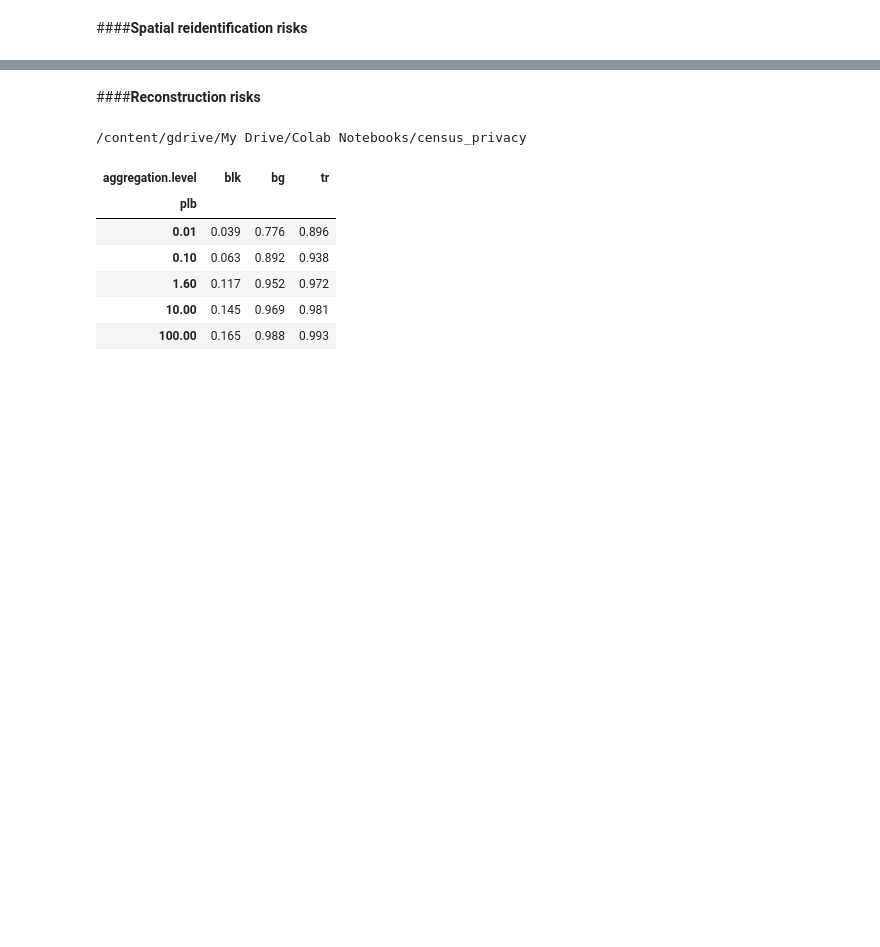
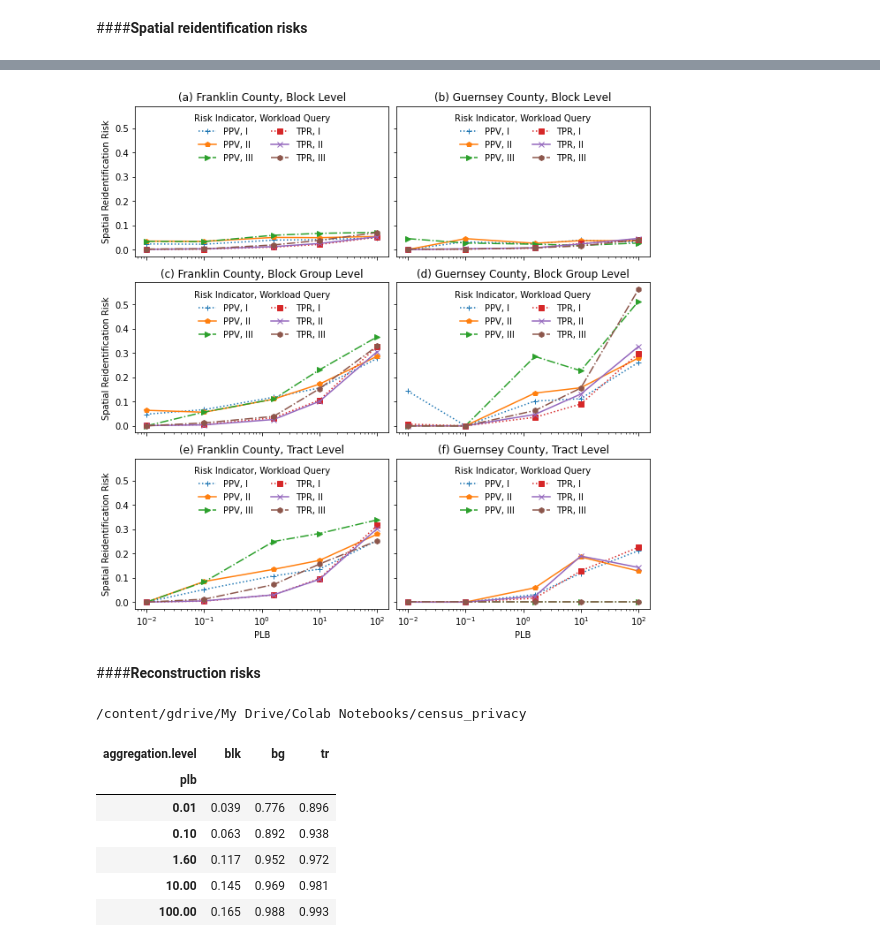
Before and after one commit to linyuehzzz/tda-eval, a Jupyter notebook: plot.ipynb, the cells around one changed output, grey strips where cells are left out. Drawn from its saved outputs; the diff is of its cells as text; code cells hidden in the pictures; blank space fills up the shorter version.

```diff
--- a/plot.ipynb
+++ b/plot.ipynb
@@ -100,3 +145,54 @@ plt.savefig('data/tables/reid_risk.eps', format='eps')
+# %%
+import matplotlib.pyplot as plt
+
+fig, axes = plt.subplots(nrows=3, ncols=2, sharex=True, sharey=True, figsize = (10,10))
+
+## Franklin, block level
+ax = df_f_blk.plot(xticks=df_f_blk.index, style=['+:','p-','>-.','s:','x-','h-.'], xlabel='PLB', ylabel='Spatial Reidentification Risk', ax=axes[0, 0])
+ax.set_xscale('log')
+ax.legend(title='Risk Indicator, Workload Query', labels=['PPV, I', 'PPV, II', 'PPV, III', 'TPR, I', 'TPR, II', 'TPR, III'],
+          frameon=False, loc='upper center', ncol=2)
+ax.set_title("(a) Franklin County, Block Level")
+
+## Franklin, block group level
+ax = df_f_bg.plot(xticks=df_f_bg.index, style=['+:','p-','>-.','s:','x-','h-.'], xlabel='PLB', ylabel='Spatial Reidentification Risk', ax=axes[1, 0])
+ax.set_xscale('log')
+ax.legend(title='Risk Indicator, Workload Query', labels=['PPV, I', 'PPV, II', 'PPV, III', 'TPR, I', 'TPR, II', 'TPR, III'],
+          frameon=False, loc='upper center', ncol=2)
+ax.set_title("(c) Franklin County, Block Group Level")
+
+## Franklin, tract level
+ax = df_f_tr.plot(xticks=df_f_tr.index, style=['+:','p-','>-.','s:','x-','h-.'], xlabel='PLB', ylabel='Spatial Reidentification Risk', ax=axes[2, 0])
+ax.set_xscale('log')
+ax.legend(title='Risk Indicator, Workload Query', labels=['PPV, I', 'PPV, II', 'PPV, III', 'TPR, I', 'TPR, II', 'TPR, III'],
+          frameon=False, loc='upper center', ncol=2)
+ax.set_title("(e) Franklin County, Tract Level")
+
+## Guernsey, block level
+ax = df_g_blk.plot(xticks=df_g_blk.index, style=['+:','p-','>-.','s:','x-','h-.'], xlabel='PLB', ylabel='Spatial Reidentification Risk', ax=axes[0, 1])
+ax.set_xscale('log')
+ax.legend(title='Risk Indicator, Workload Query', labels=['PPV, I', 'PPV, II', 'PPV, III', 'TPR, I', 'TPR, II', 'TPR, III'],
+          frameon=False, loc='upper center', ncol=2)
+ax.set_title("(b) Guernsey County, Block Level")
+
+## Guernsey, block group level
+ax = df_g_bg.plot(xticks=df_g_bg.index, style=['+:','p-','>-.','s:','x-','h-.'], xlabel='PLB', ylabel='Spatial Reidentification Risk', ax=axes[1, 1])
+ax.set_xscale('log')
+ax.legend(title='Risk Indicator, Workload Query', labels=['PPV, I', 'PPV, II', 'PPV, III', 'TPR, I', 'TPR, II', 'TPR, III'],
+          frameon=False, loc='upper center', ncol=2)
+ax.set_title("(d) Guernsey County, Block Group Level")
+
+## Guernsey, tract level
+ax = df_g_tr.plot(xticks=df_g_tr.index, style=['+:','p-','>-.','s:','x-','h-.'], xlabel='PLB', ylabel='Spatial Reidentification Risk', ax=axes[2, 1])
+ax.set_xscale('log')
+ax.legend(title='Risk Indicator, Workload Query', labels=['PPV, I', 'PPV, II', 'PPV, III', 'TPR, I', 'TPR, II', 'TPR, III'],
+          frameon=False, loc='upper center', ncol=2)
+ax.set_title("(f) Guernsey County, Tract Level")
+
+plt.tight_layout(pad=5, w_pad=0.5, h_pad=1.0)
+plt.savefig('data/tables/reid_risk_c.eps', format='eps')
+# %% [output]
+[figure, added]
 # %% [markdown]
 ####**Reconstruction risks**
 # %%
```
Also changed, not shown: parts of 8 cells of this notebook.
